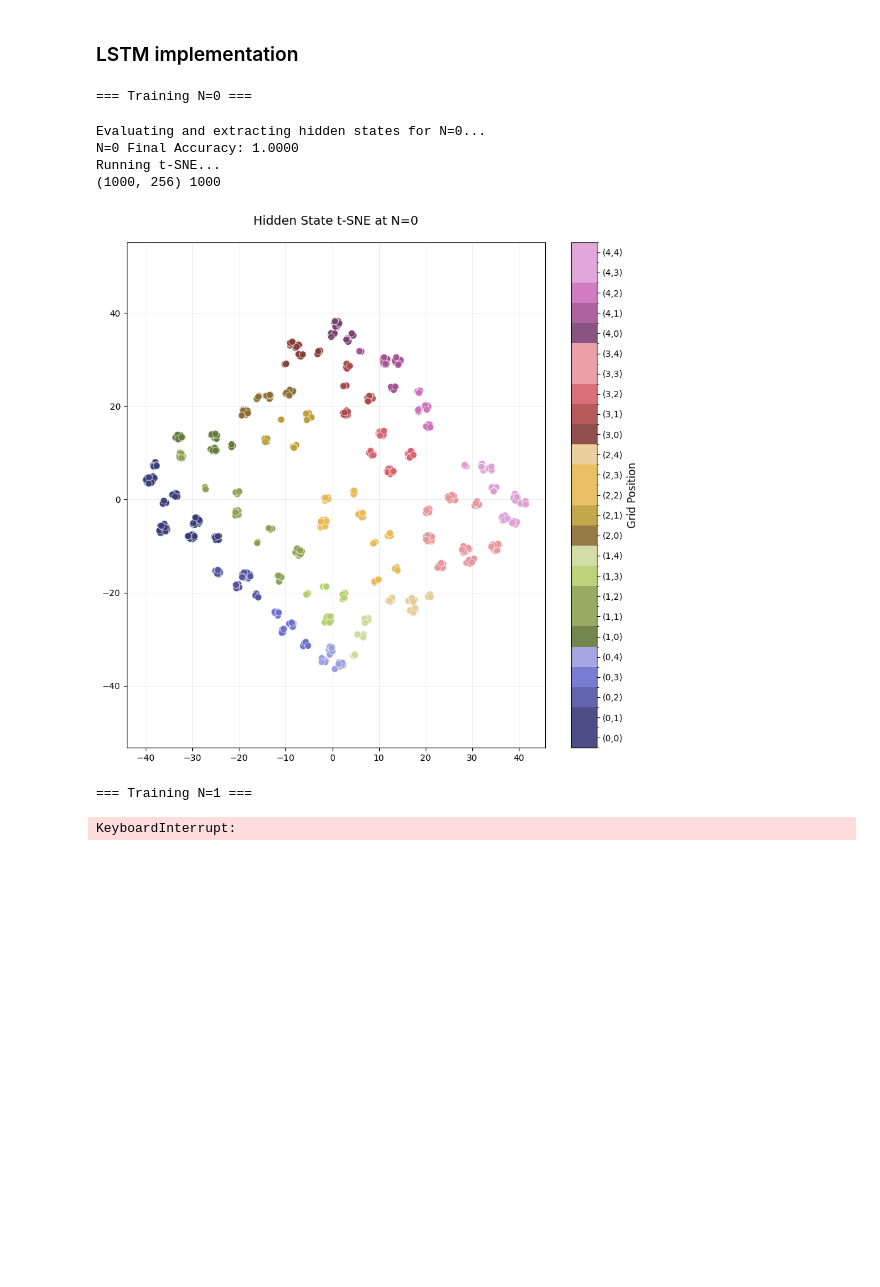
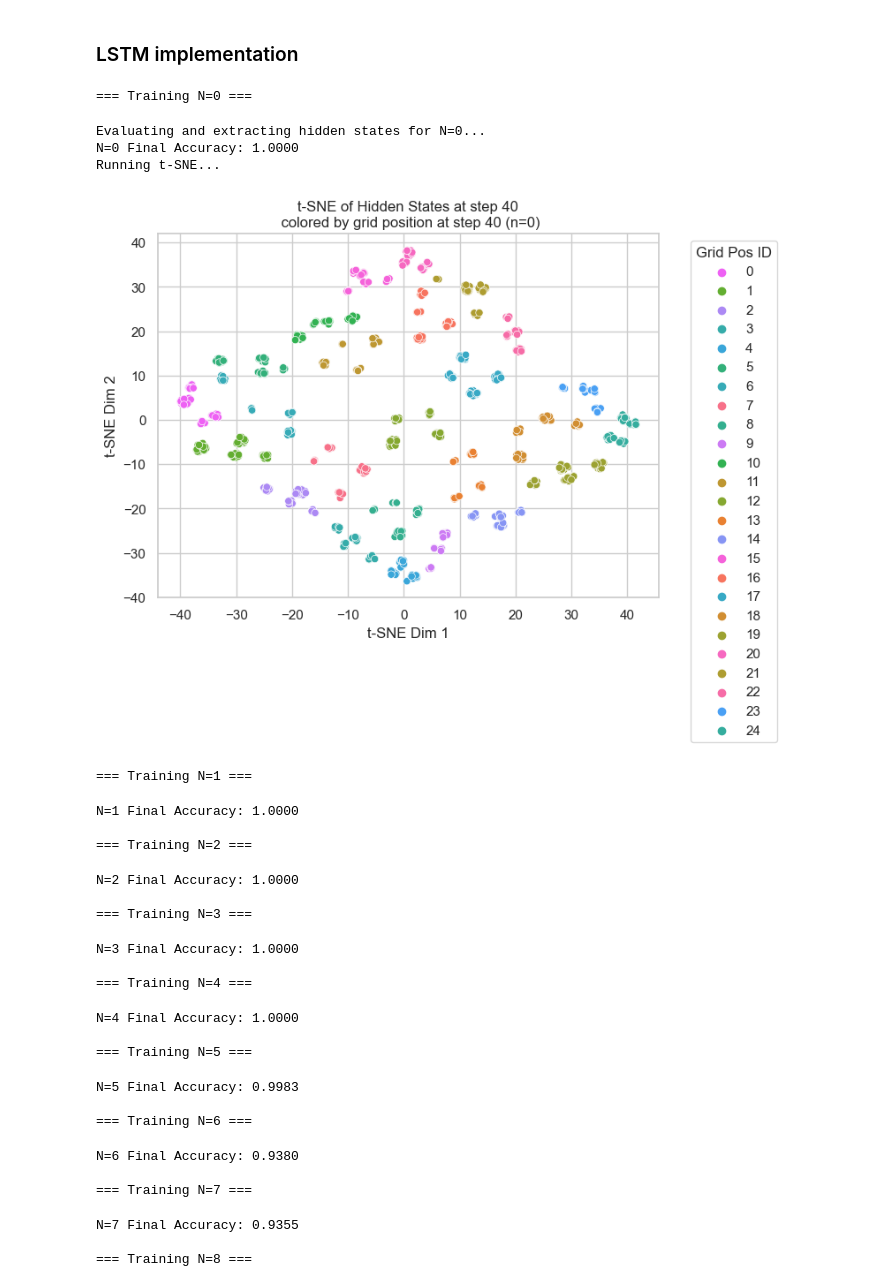
Before and after one commit to neur1s/GridVaders, a Jupyter notebook: lstm.ipynb, the cells around one changed output. Cells and saved outputs as stored; diff of their text form; code cells hidden in the pictures; blank space fills up the shorter version.

Commit message:
tSNE at N=0 and forgetting curve

```diff
--- a/lstm.ipynb
+++ b/lstm.ipynb
@@ -55,11 +17,42 @@ def plot_tsne(hidden_states, grid_indices, n_back, perplexity=30, n_iter=1000):
+# %%
+def plot_tsne(hidden_states, grid_positions, n_back, step_hidden=40, step_pos=40):
+
+    assert step_hidden != 0, "Step zero has trivial representation."
+
+    # Convert (x, y) to grid ID if needed
+    if isinstance(grid_positions[0], (tuple, list, np.ndarray)) and len(grid_positions[0]) == 2:
+        # It's (x, y), convert to flat ID assuming 5x5 grid
+        pos_ids = np.array([x * 5 + y for x, y in grid_positions])
+    else:
+        # Already flat IDs
+        pos_ids = np.array(grid_positions)
+
+    # Run t-SNE
+    np.random.seed(0)
+    transformed = TSNE(n_components=2, perplexity=30, n_iter=1000, random_state=SEED).fit_transform(hidden_states)
+
+    # Plot
+    plt.figure(figsize=(8, 6))
+    sns.scatterplot(x=transformed[:, 0], y=transformed[:, 1], hue=pos_ids.astype(str))
+
+    plt.title(f"t-SNE of Hidden States at step {step_hidden}\n colored by grid position at step {step_pos} (n={n_back})")
+    plt.xlabel("t-SNE Dim 1")
+    plt.ylabel("t-SNE Dim 2")
+
+   # Reorder legend and place it outside the plot
+    handles, labels = plt.gca().get_legend_handles_labels()
+    labels, handles = zip(*sorted(zip(labels, handles), key=lambda x: int(x[0])))  # sort numerically
+    plt.legend(handles, labels, bbox_to_anchor=(1.05, 1), loc='upper left', title="Grid Pos ID")
+
+
+    plt.tight_layout()
+    plt.show()
 # %% [markdown]
 ### LSTM implementation
 # %%
 from n_back_spatial_task import (
     create_n_back_dataset,
-    NBackDataset as ColleagueNBackDataset,
-    loc2idx,
-    idx2loc
+    NBackDataset as ItaloNBackDataset
 )
 
 SEED = 42
@@ -80,7 +73,7 @@ LEARNING_RATE = 0.0005
 EPOCHS = 50
 BOUNDARY = 'strict'
 
-class NBackDataset(ColleagueNBackDataset):  # Inherit from Italo's class
+class NBackDataset(ItaloNBackDataset):  # Inherit from Italo's class
     def __init__(self, num_samples, n_back):
         # Using Italo's create_n_back_dataset function
         dataset = create_n_back_dataset(
@@ -203,34 +196,53 @@ def run_experiment(max_n=10):
             acc, hidden_states, labels = trainer.evaluate(return_hidden_states=True, time_step=40)
             accuracies.append(acc)
             print(f"N={N} Final Accuracy: {acc:.4f}")
             print("Running t-SNE...")
             plot_tsne(hidden_states, labels, N)
         else:
             eval_acc = np.mean([trainer.evaluate() for _ in range(3)])
             accuracies.append(eval_acc)
             print(f"N={N} Final Accuracy: {eval_acc:.4f}")
 
     return accuracies
 
 # Run experiment
 accuracies = run_experiment()
 
 # Plot results
 plt.figure(figsize=(10, 5))
 plt.plot(range(len(accuracies)), accuracies, marker='o', linewidth=2, markersize=8)
 plt.xlabel("N-back", fontsize=12)
 plt.ylabel("Accuracy", fontsize=12)
 plt.xticks(range(len(accuracies)))
 plt.grid(True, linestyle='--', alpha=0.7)
 plt.ylim(0, 1.05)
 plt.tight_layout()
 plt.show()
 # %% [output]
 === Training N=0 ===
 Evaluating and extracting hidden states for N=0...
 N=0 Final Accuracy: 1.0000
 Running t-SNE...
-(1000, 256) 1000
-[figure, old version]
+[figure, new version]
 === Training N=1 ===
-KeyboardInterrupt:
+N=1 Final Accuracy: 1.0000
+
+=== Training N=2 ===
+N=2 Final Accuracy: 1.0000
+
+=== Training N=3 ===
+N=3 Final Accuracy: 1.0000
+
+=== Training N=4 ===
+N=4 Final Accuracy: 1.0000
+
+=== Training N=5 ===
+N=5 Final Accuracy: 0.9983
+
+=== Training N=6 ===
+N=6 Final Accuracy: 0.9380
+
+=== Training N=7 ===
+N=7 Final Accuracy: 0.9355
+
+=== Training N=8 ===
```
Also changed, not shown: parts of 2 cells of this notebook.
